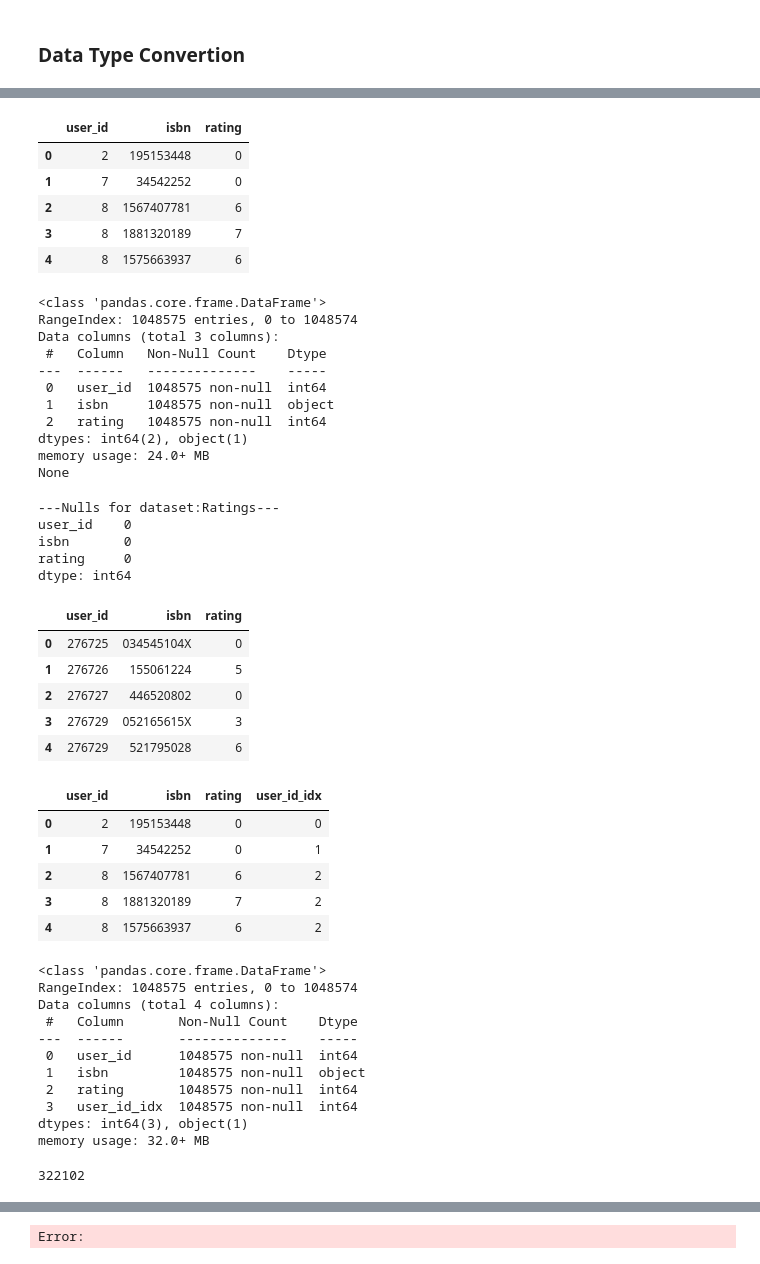
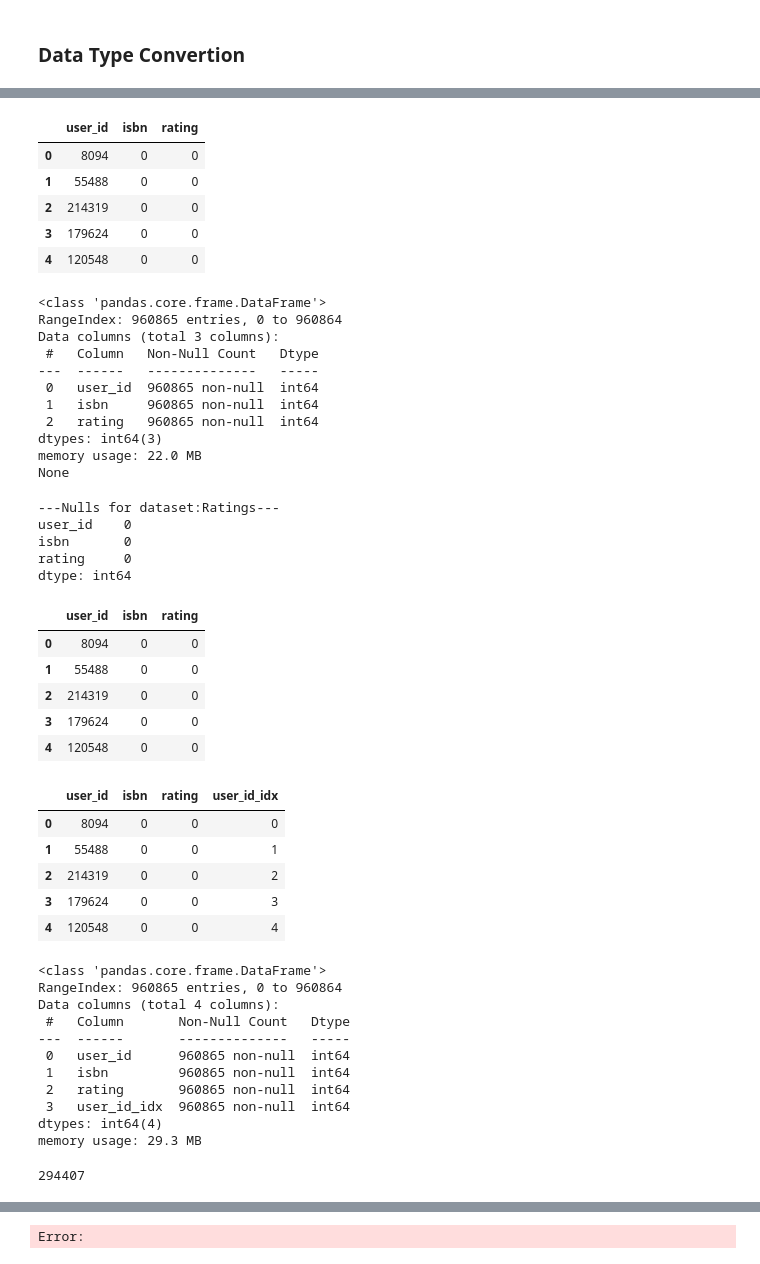
Before and after one commit to raseniero/book-rental-recommerder-system, a Jupyter notebook: Books.ipynb, the cells around one changed output, grey strips where cells are left out. Cells and saved outputs as stored; diff of their text form; code cells hidden in the pictures.

```diff
--- a/Books.ipynb
+++ b/Books.ipynb
@@ -237,5 +237,7 @@ rating     False
 dtype: bool
 # %% [markdown]
 ### Data Type Convertion
+# %%
+df_ratings["isbn"] = pd.to_numeric(df_ratings["isbn"], errors="coerce")
 # %%
-df_ratings["isbn"] = df_ratings["isbn"].astype("int64", errors="ignore")
+df_ratings["isbn"] = df_ratings["isbn"].astype("int64")
@@ -241,0 +251,2 @@ df_ratings["isbn"] = df_ratings["isbn"].astype("int64", errors="ignore")
+# %%
+df_ratings = df_ratings.dropna()
@@ -242,27 +273,27 @@ df_ratings["isbn"] = df_ratings["isbn"].astype("int64", errors="ignore")
 # %%
-df_ratings = df_ratings.sort_values(by=["user_id"])
+df_ratings = df_ratings.sort_values(by=["isbn"])
 df_ratings.reset_index(drop=True, inplace=True)
 df_ratings.head()
 # %% [output]
 |  | user_id | isbn | rating |
-| 0 | 2 | 195153448 | 0 |
-| 1 | 7 | 34542252 | 0 |
-| 2 | 8 | 1567407781 | 6 |
-| 3 | 8 | 1881320189 | 7 |
-| 4 | 8 | 1575663937 | 6 |
+| 0 | 8094 | 0 | 0 |
+| 1 | 55488 | 0 | 0 |
+| 2 | 214319 | 0 | 0 |
+| 3 | 179624 | 0 | 0 |
+| 4 | 120548 | 0 | 0 |
 # %%
 print(df_ratings.info())
 # %% [output]
 <class 'pandas.core.frame.DataFrame'>
-RangeIndex: 1048575 entries, 0 to 1048574
+RangeIndex: 960865 entries, 0 to 960864
 Data columns (total 3 columns):
- #   Column   Non-Null Count    Dtype
----  ------   --------------    -----
- 0   user_id  1048575 non-null  int64
- 1   isbn     1048575 non-null  object
- 2   rating   1048575 non-null  int64
-dtypes: int64(2), object(1)
-memory usage: 24.0+ MB
+ #   Column   Non-Null Count   Dtype
+---  ------   --------------   -----
+ 0   user_id  960865 non-null  int64
+ 1   isbn     960865 non-null  int64
+ 2   rating   960865 non-null  int64
+dtypes: int64(3)
+memory usage: 22.0 MB
 None
 # %%
 print("---Nulls for dataset:Ratings---")
@@ -277,11 +308,11 @@ dtype: int64
 df_ratings.head()
 # %% [output]
 |  | user_id | isbn | rating |
-| 0 | 276725 | 034545104X | 0 |
-| 1 | 276726 | 155061224 | 5 |
-| 2 | 276727 | 446520802 | 0 |
-| 3 | 276729 | 052165615X | 3 |
-| 4 | 276729 | 521795028 | 6 |
+| 0 | 8094 | 0 | 0 |
+| 1 | 55488 | 0 | 0 |
+| 2 | 214319 | 0 | 0 |
+| 3 | 179624 | 0 | 0 |
+| 4 | 120548 | 0 | 0 |
 # %%
 # Create a mapping of user_id to its corresponding index
 user_id_idx_map = {user: i for i, user in enumerate(df_ratings["user_id"].unique())}
@@ -290,30 +321,30 @@ df_ratings["user_id_idx"] = df_ratings["user_id"].map(user_id_idx_map)
 df_ratings.head()
 # %% [output]
 |  | user_id | isbn | rating | user_id_idx |
-| 0 | 2 | 195153448 | 0 | 0 |
-| 1 | 7 | 34542252 | 0 | 1 |
-| 2 | 8 | 1567407781 | 6 | 2 |
-| 3 | 8 | 1881320189 | 7 | 2 |
-| 4 | 8 | 1575663937 | 6 | 2 |
+| 0 | 8094 | 0 | 0 | 0 |
+| 1 | 55488 | 0 | 0 | 1 |
+| 2 | 214319 | 0 | 0 | 2 |
+| 3 | 179624 | 0 | 0 | 3 |
+| 4 | 120548 | 0 | 0 | 4 |
 # %%
 df_ratings.info()
 # %% [output]
 <class 'pandas.core.frame.DataFrame'>
-RangeIndex: 1048575 entries, 0 to 1048574
+RangeIndex: 960865 entries, 0 to 960864
 Data columns (total 4 columns):
- #   Column       Non-Null Count    Dtype
----  ------       --------------    -----
- 0   user_id      1048575 non-null  int64
- 1   isbn         1048575 non-null  object
- 2   rating       1048575 non-null  int64
- 3   user_id_idx  1048575 non-null  int64
-dtypes: int64(3), object(1)
-memory usage: 32.0+ MB
+ #   Column       Non-Null Count   Dtype
+---  ------       --------------   -----
+ 0   user_id      960865 non-null  int64
+ 1   isbn         960865 non-null  int64
+ 2   rating       960865 non-null  int64
+ 3   user_id_idx  960865 non-null  int64
+dtypes: int64(4)
+memory usage: 29.3 MB
 # %%
 isbn_idx_map = {isbn: i for i, isbn in enumerate(df_ratings["isbn"].unique())}
 print(len(isbn_idx_map))
 # %% [output]
-322102
+294407
 # %%
 df_ratings["isbn_idx"] = df_ratings["isbn"].map(isbn_idx_map)
 df_ratings.head()
```
Also changed, not shown: parts of 7 cells of this notebook.
